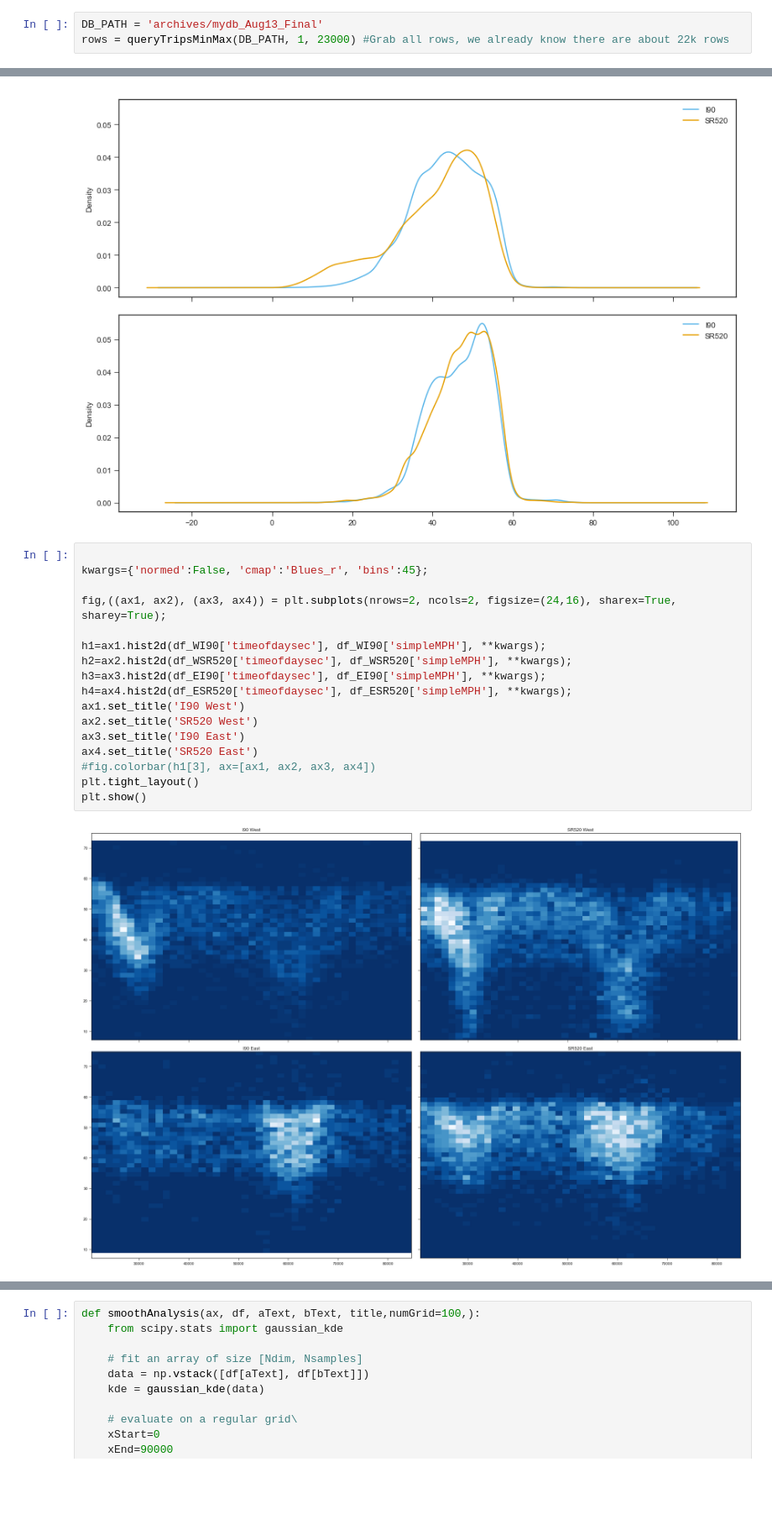
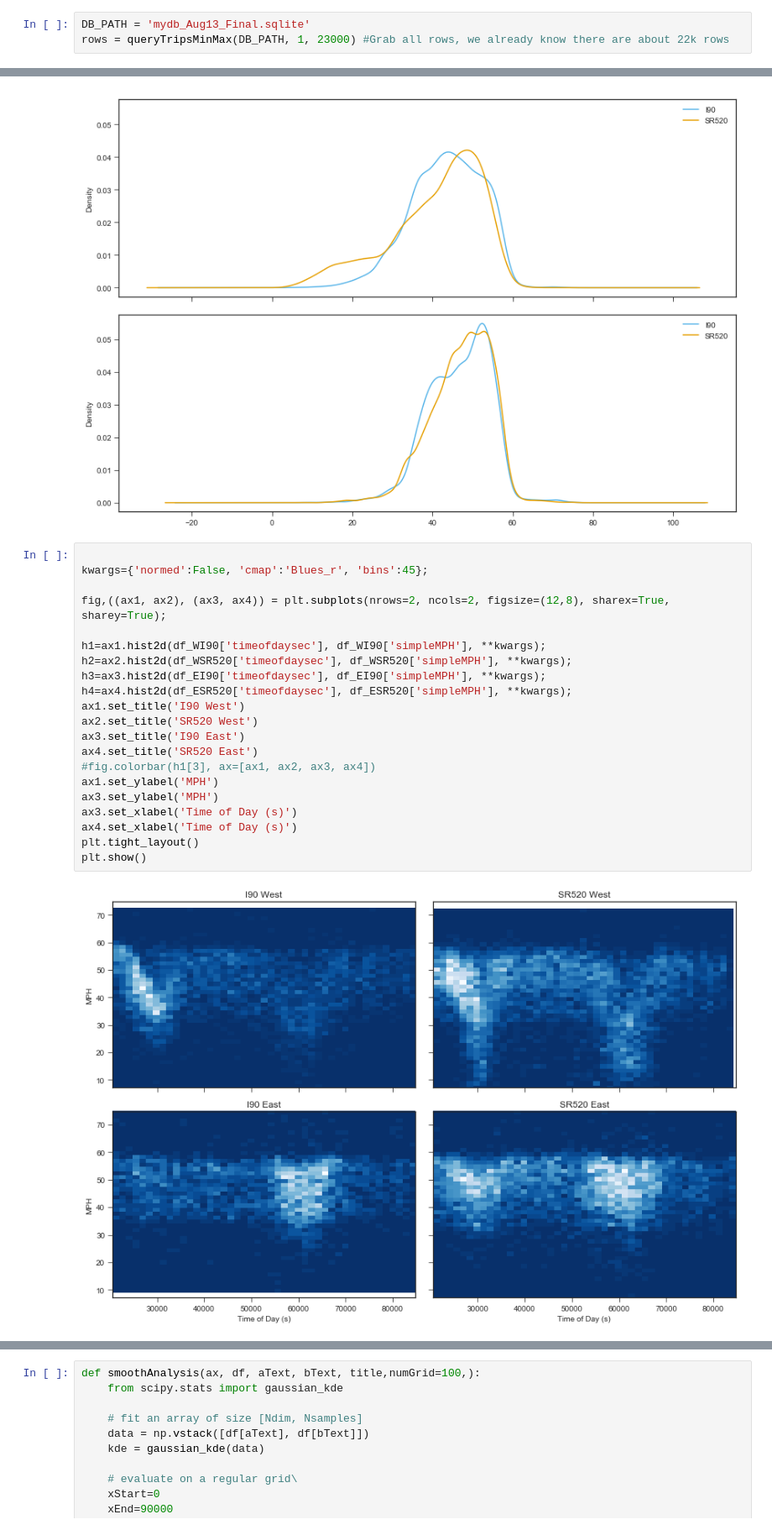
Before and after one commit to JohnREngineer/two_bridge_problem, a Jupyter notebook: ExploreSimpleMPH.ipynb, the cells around one changed output, grey strips where cells are left out. Shown at 84% size. Cells and saved outputs as stored; diff of their text form; blank space fills up the shorter version.

Commit message:
Fix plot axis labels

```diff
--- a/ExploreSimpleMPH.ipynb
+++ b/ExploreSimpleMPH.ipynb
@@ -33,7 +33,7 @@ for rgbList in cbColors:
     rgbList[:] = [x / 255 for x in rgbList]
 mpl.rcParams['axes.prop_cycle'] = mpl.cycler(color=cbColors)
 # %%
-DB_PATH = 'archives/mydb_Aug13_Final'
+DB_PATH = 'mydb_Aug13_Final.sqlite'
 rows = queryTripsMinMax(DB_PATH, 1, 23000) #Grab all rows, we already know there are about 22k rows
 # %%
 formattedRows = [[dt.datetime.fromtimestamp(int(list[0])), list[1], list[2], float(list[3])]  for list in rows]
@@ -158,22 +158,26 @@ plt.show()
 # %%
 
 kwargs={'normed':False, 'cmap':'Blues_r', 'bins':45};
 
-fig,((ax1, ax2), (ax3, ax4)) = plt.subplots(nrows=2, ncols=2, figsize=(24,16), sharex=True, sharey=True);
+fig,((ax1, ax2), (ax3, ax4)) = plt.subplots(nrows=2, ncols=2, figsize=(12,8), sharex=True, sharey=True);
 
 h1=ax1.hist2d(df_WI90['timeofdaysec'], df_WI90['simpleMPH'], **kwargs);
 h2=ax2.hist2d(df_WSR520['timeofdaysec'], df_WSR520['simpleMPH'], **kwargs);
 h3=ax3.hist2d(df_EI90['timeofdaysec'], df_EI90['simpleMPH'], **kwargs);
 h4=ax4.hist2d(df_ESR520['timeofdaysec'], df_ESR520['simpleMPH'], **kwargs);
 ax1.set_title('I90 West')
 ax2.set_title('SR520 West')
 ax3.set_title('I90 East')
 ax4.set_title('SR520 East')
 #fig.colorbar(h1[3], ax=[ax1, ax2, ax3, ax4])
+ax1.set_ylabel('MPH')
+ax3.set_ylabel('MPH')
+ax3.set_xlabel('Time of Day (s)')
+ax4.set_xlabel('Time of Day (s)')
 plt.tight_layout()
 plt.show()
 # %% [output]
-[figure, old version]
+[figure, new version]
 # %%
 kwargs={'cmap':'Blues_r', 'gridsize':45};
 
```
Also changed, not shown: parts of 2 cells of this notebook.
